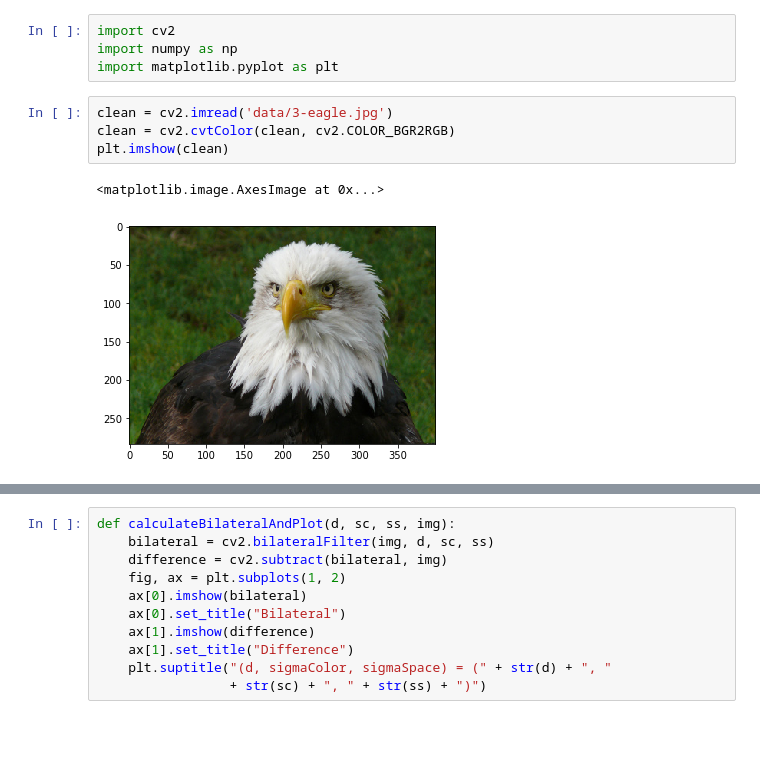
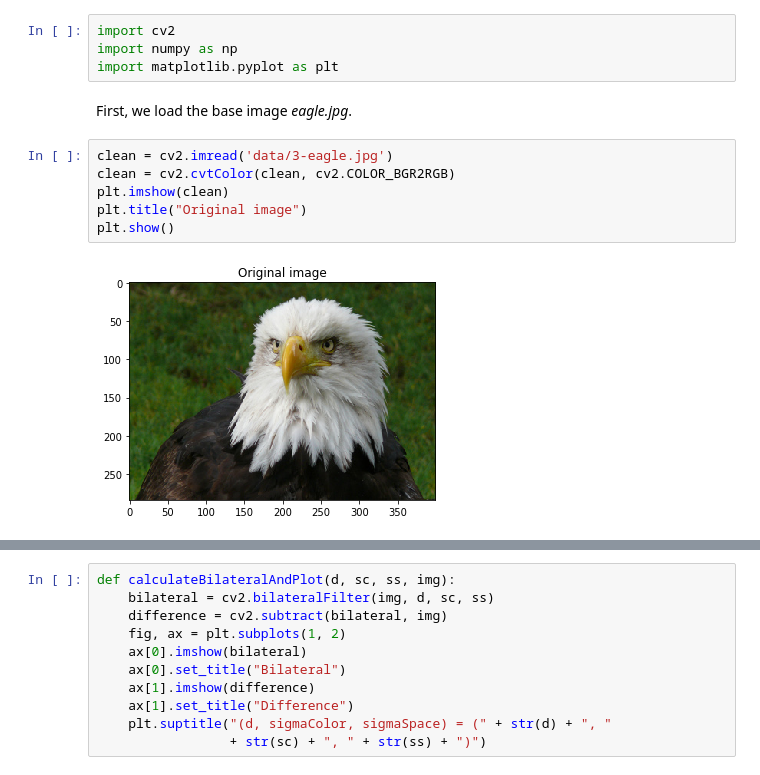
Before and after one commit to LaurenRolan/AutoGen, a Jupyter notebook: tp1/TP1.ipynb, the cells around one changed output, grey strips where cells are left out. Cells and saved outputs as stored; diff of their text form; blank space fills up the shorter version.

```diff
--- a/tp1/TP1.ipynb
+++ b/tp1/TP1.ipynb
@@ -4,10 +4,13 @@
 import cv2
 import numpy as np
 import matplotlib.pyplot as plt
+# %% [markdown]
+First, we load the base image _eagle.jpg_.
 # %%
 clean = cv2.imread('data/3-eagle.jpg')
 clean = cv2.cvtColor(clean, cv2.COLOR_BGR2RGB)
 plt.imshow(clean)
+plt.title("Original image")
+plt.show()
 # %% [output]
-<matplotlib.image.AxesImage at 0x...>
-[figure, old version]
+[figure, new version]
```
Also changed, not shown: parts of 19 cells of this notebook, 9 other files.
